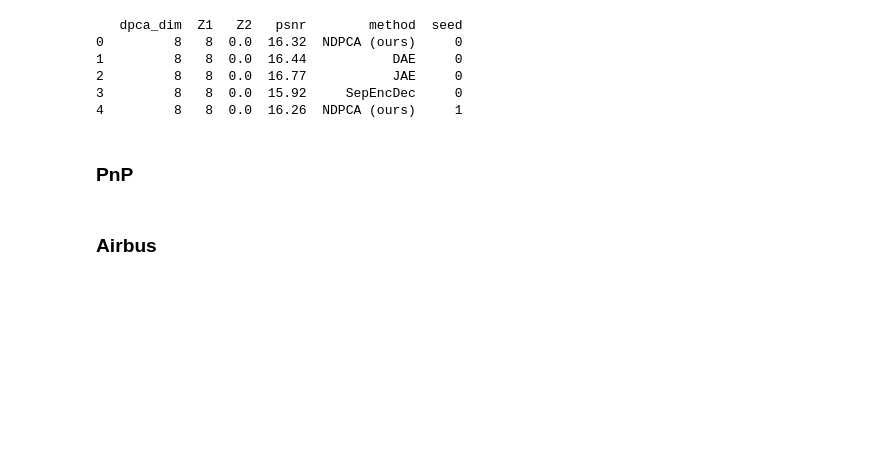
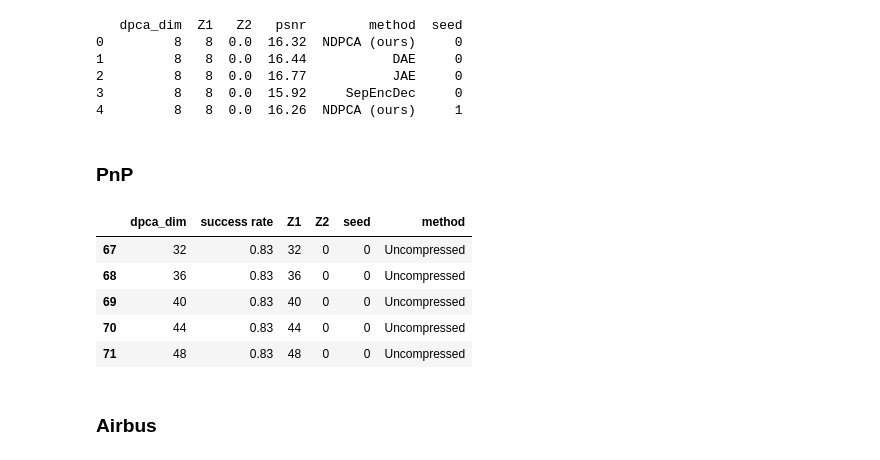
Before and after one commit to UTAustin-SwarmLab/Task-aware-Distributed-Source-Coding, a Jupyter notebook: plots/make_plot.ipynb, the cells around one changed output. Cells and saved outputs as stored; diff of their text form; code cells hidden in the pictures; blank space fills up the shorter version.

```diff
--- a/plots/make_plot.ipynb
+++ b/plots/make_plot.ipynb
@@ -95,6 +95,53 @@ print(cifar_df.head())
 4         8   8  0.0  16.26  NDPCA (ours)     1
 # %% [markdown]
 ### PnP
+# %%
+pnp_df = pd.read_csv('lift.csv')
+pnp_df.drop(columns=['dim of z1 share'], inplace=True)
+pnp_df.rename(columns={"dim of z1 private": "Z1", "dim of z2 private": "Z2"}, inplace=True)
+pnp_df = pnp_df[pnp_df['method'] != 'No NDPCA']
+pnp_df.sort_values(by=['dpca_dim', 'Z1', 'Z2', 'method', 'seed'], inplace=True)
+
+
+# JAE_map = [[0.54, 0.79, 0.0, 0.0]
+#           ,[0.56, 0.13, 0.0, 0.0]
+#           ,[0.28, 0.29, 0.0, 0.0]
+# ]
+
+# DAE_map = [[0.0, 0.11, 0.0, 0.0]
+#           ,[0.0, 0.07, 0.0, 0.0]
+#           ,[0.0, 0.0, 0.0, 0.0]
+# ]
+
+# Sep_map = [[0, 0, 0, X]
+# 		  ,[0, 0, 0, X]
+# ]
+
+### ablation study
+# NoPCA_map = [[] X
+	     		# X
+# ]
+
+AE_Zs = [4, 12, 24, 48]
+
+# for z_ind, z in enumerate(AE_Zs):
+# 	for seed in range(len(JAE_map)):
+# 		pnp_df = pnp_df.append({'dpca_dim': z, 'Z1': z, 'Z2': 0 ,'testmAP': DAE_map[seed][z_ind], 'method': 'DAE', 'seed': seed}, ignore_index=True)
+# 		pnp_df = pnp_df.append({'dpca_dim': z, 'Z1': z, 'Z2': 0 ,'testmAP': JAE_map[seed][z_ind], 'method': 'JAE', 'seed': seed}, ignore_index=True)
+
+
+for z in np.arange(4, 49, 4): ### latent dim
+	pnp_df = pnp_df.append({'dpca_dim': z, 'Z1': z, 'Z2': 0 ,'success rate': 0.83, 'method': 'Uncompressed', 'seed': 0}, ignore_index=True)
+
+pnp_df.head()
+pnp_df.tail()
+# %% [output]
+|  | dpca_dim | success rate | Z1 | Z2 | seed | method |
+| 67 | 32 | 0.83 | 32 | 0 | 0 | Uncompressed |
+| 68 | 36 | 0.83 | 36 | 0 | 0 | Uncompressed |
+| 69 | 40 | 0.83 | 40 | 0 | 0 | Uncompressed |
+| 70 | 44 | 0.83 | 44 | 0 | 0 | Uncompressed |
+| 71 | 48 | 0.83 | 48 | 0 | 0 | Uncompressed |
 # %% [markdown]
 ### Airbus
 # %%
```
Also changed, not shown: parts of 1 cell of this notebook, 6 other files.
